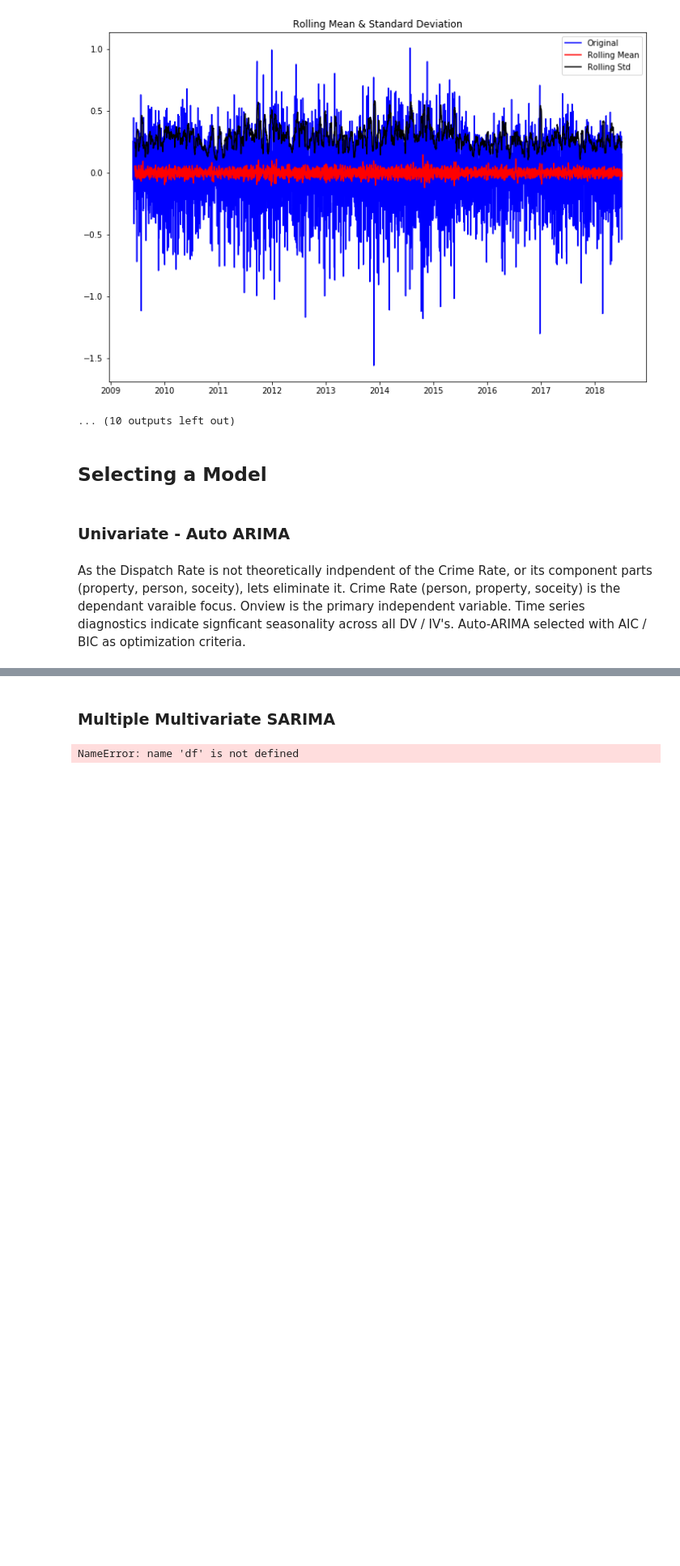
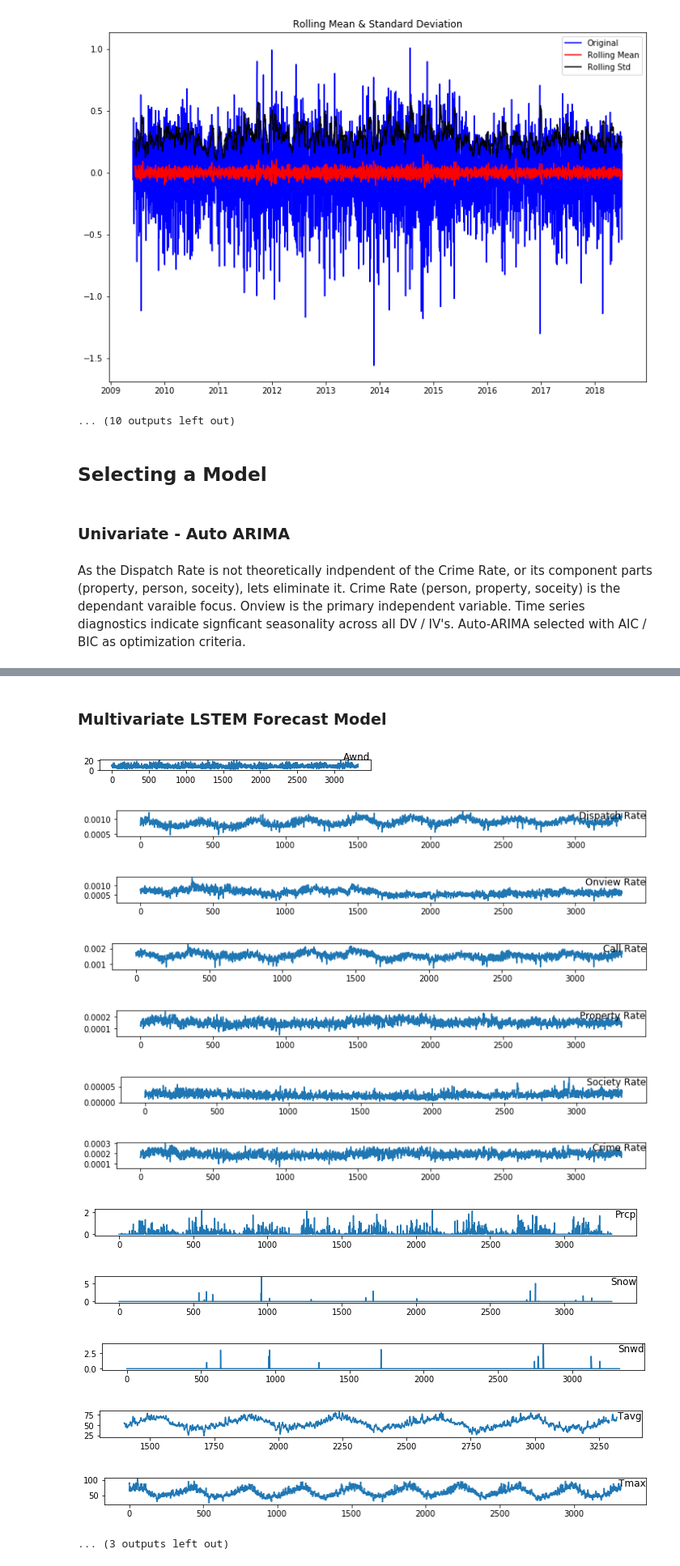
Before and after one commit to latherley/ARIMAX-NN, a Jupyter notebook: Time Series Analysis - Proactive Policing.ipynb, the cells around one changed output, grey strips where cells are left out. Shown at 81% size. Saved outputs shown, nothing was run; the diff lists cells and outputs as text; code cells hidden in the pictures; blank space fills up the shorter version.

```diff
--- a/Time Series Analysis - Proactive Policing.ipynb
+++ b/Time Series Analysis - Proactive Policing.ipynb
@@ -478,6 +490,35 @@ TypeError: float() argument must be a string or a number, not 'Timestamp'
-# %% [markdown]
-### Multiple Multivariate SARIMA
-# %%
-df.info()
-# %% [output]
-NameError: name 'df' is not defined
+# %% [markdown]
+### Multivariate LSTEM Forecast Model
+# %%
+from matplotlib import pyplot
+# load dataset
+df1 = pd.read_excel('timeseries.xlsx')
+values = df1.values
+
+# specify columns to plot
+groups = [0, 1, 2, 3, 5, 6, 7, 8, 10, 11, 12, 13, 14, 15]
+
+i = 1
+# plot each column
+pyplot.figure()
+for group in groups:
+    pyplot.subplot(len(groups), 1, i)
+    pyplot.plot(values[:, group])
+    pyplot.title(df1.columns[group], y=0.5, loc='right')
+    pyplot.figure(figsize=(12,10))
+    i += 1
+pyplot.show()
+# %% [output]
+[figure, added]
+[figure, added]
+[figure, added]
+[figure, added]
+[figure, added]
+[figure, added]
+[figure, added]
+[figure, added]
+[figure, added]
+[figure, added]
+[figure, added]
+[figure, added]
+... (3 outputs left out)
```
Also changed, not shown: parts of 2 cells of this notebook, 3 other files.
